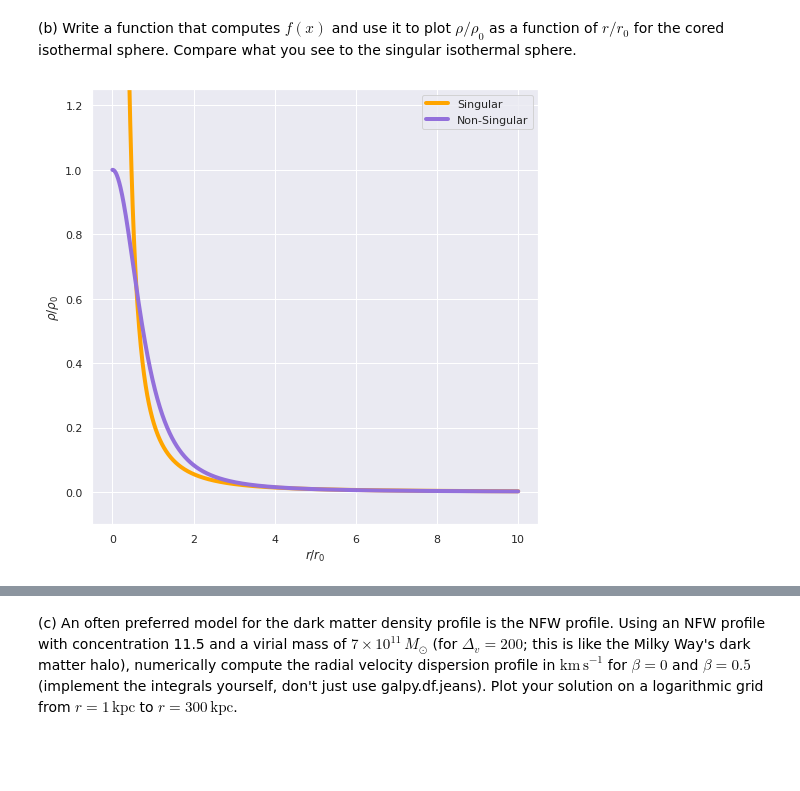
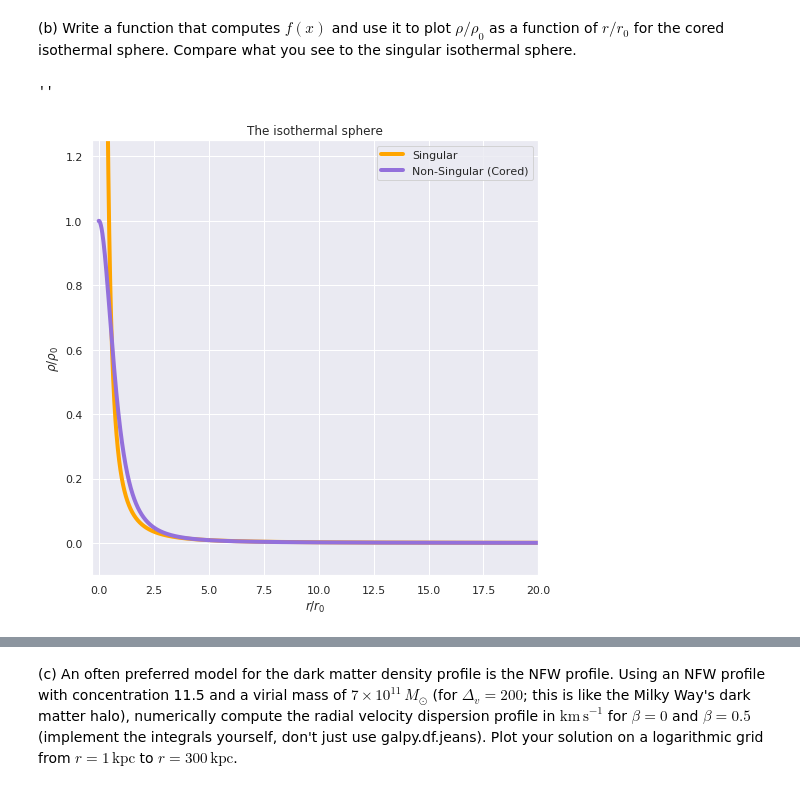
Before and after one commit to AstroLudwig/AST1420, a Jupyter notebook: Assignment1/Assignment1.ipynb, the cells around one changed output, grey strips where cells are left out. Saved outputs shown, nothing was run; the diff lists cells and outputs as text; code cells hidden in the pictures; blank space fills up the shorter version.

```diff
--- a/Assignment1/Assignment1.ipynb
+++ b/Assignment1/Assignment1.ipynb
@@ -617,7 +701,7 @@ f"(x)f(x) - f'(x)^2 + \frac{2}{x} f'(x)f(x) =-9f(x)^3 ; f(0) = 1 ;  f'(0) = 0
 (b) Write a function that computes $f(x)$ and use it to plot $\rho/\rho_0$ as a function of $r/r_0$ for the cored isothermal sphere. Compare what you see to the singular isothermal sphere.
 # %%
 h = 0.01
-end = 10
+end = 10000
 
 num_points = int(end / h + 1)
 
@@ -626,35 +710,52 @@ arr = np.zeros(num_points)
 
 def f(n):
 
-    if n == 0 or n == 1 :
+    if n == 0 or n == 1:
 
         arr[n] = 1
 
-    elif n == 2 :
+    elif n == 2:
 
-        arr[n] = 2 * arr[n-1] - arr[n-2] - 9 * h**2 * arr[n-2] ** 2 + (1/arr[n-2]) * (arr[n-1] - arr[n-2] )**2
+        arr[n] = (
+            2 * arr[n - 1]
+            - arr[n - 2]
+            - 9 * h ** 2 * arr[n - 2] ** 2
+            + (1 / arr[n - 2]) * (arr[n - 1] - arr[n - 2]) ** 2
+        )
 
     else:
 
-        arr[n] = 2 * arr[n-1] - arr[n-2] - 9 * h**2 * arr[n-2] ** 2 + (1/arr[n-2]) * (arr[n-1] - arr[n-2] )**2 - (2/(n-2)) * (arr[n-1] - arr[n-2])
+        arr[n] = (
+            2 * arr[n - 1]
+            - arr[n - 2]
+            - 9 * h ** 2 * arr[n - 2] ** 2
+            + (1 / arr[n - 2]) * (arr[n - 1] - arr[n - 2]) ** 2
+            - (2 / (n - 2)) * (arr[n - 1] - arr[n - 2])
+        )
 
-for i in range(num_points ):
+
+for i in range(num_points):
 
     f(i)
 
+
 def iso(x):
 
-    return (2/9) * x ** (-2)
+    return (2 / 9) * x ** (-2)
 # %%
-r = np.arange(0,end+h,h)
+r = np.arange(0, end + h, h)
 
-plt.figure(figsize=(8,8))
-plt.plot(r,iso(r),label="Singular",lw=4,c="orange")
-plt.plot(r,arr,label="Non-Singular",lw=4,c="mediumpurple")
-plt.ylim(-0.1,1.25)
+plt.figure(figsize = (8, 8))
+plt.plot(r, iso(r), label = "Singular", lw = 4, c = "orange")
+plt.plot(r, arr, label = "Non-Singular (Cored)", lw = 4, c = "mediumpurple")
+plt.ylim(-0.1, 1.25)
+plt.xlim(-0.3,20)
 plt.ylabel(r"$\rho / \rho_0$")
 plt.xlabel(r"$r/r_0$")
-plt.legend();
+plt.legend()
+plt.title("The isothermal sphere")
+;
 # %% [output]
+''
-[figure, old version]
+[figure, new version]
 # %% [markdown]
```
Also changed, not shown: parts of 22 cells of this notebook.
